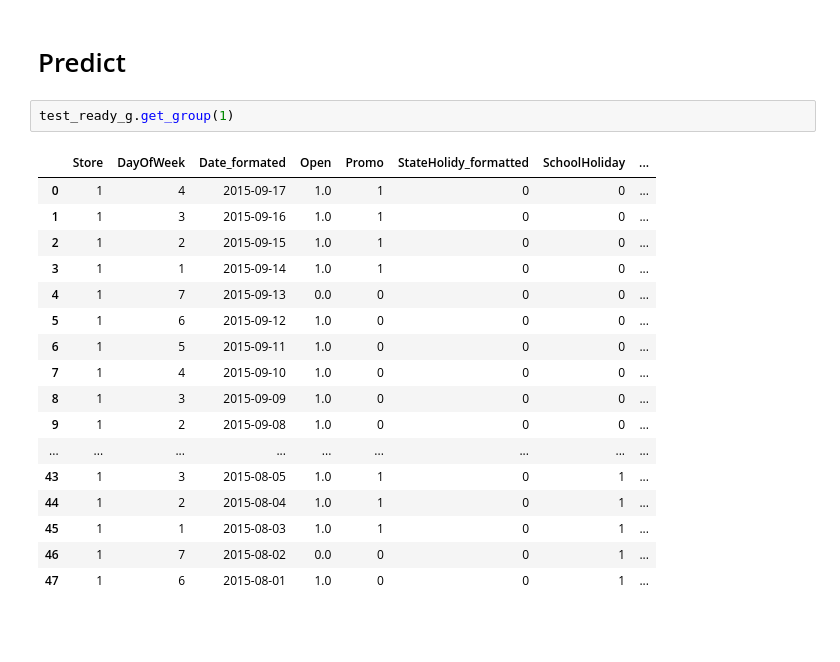
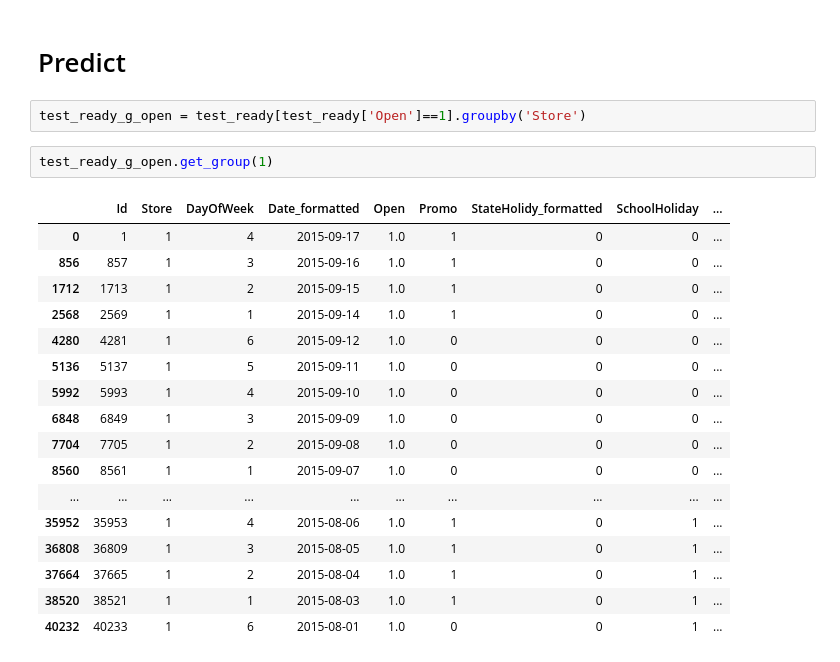
Before and after one commit to zxzjim/RossmannSales, a Jupyter notebook: Rossmann Store Sales.ipynb, the cells around one changed output. Drawn from its saved outputs; the diff is of its cells as text; blank space fills up the shorter version.

```diff
--- a/Rossmann Store Sales.ipynb
+++ b/Rossmann Store Sales.ipynb
@@ -503,22 +507,24 @@ plt.plot(g1_open_preds, alpha=.4)
 # %% [markdown]
 # Predict
+# %%
+test_ready_g_open = test_ready[test_ready['Open']==1].groupby('Store')
 # %%
-test_ready_g.get_group(1)
+test_ready_g_open.get_group(1)
 # %% [output]
-|  | Store | DayOfWeek | Date_formated | Open | Promo | StateHolidy_formatted | SchoolHoliday | ... |
-| 0 | 1 | 4 | 2015-09-17 | 1.0 | 1 | 0 | 0 | ... |
-| 1 | 1 | 3 | 2015-09-16 | 1.0 | 1 | 0 | 0 | ... |
-| 2 | 1 | 2 | 2015-09-15 | 1.0 | 1 | 0 | 0 | ... |
-| 3 | 1 | 1 | 2015-09-14 | 1.0 | 1 | 0 | 0 | ... |
-| 4 | 1 | 7 | 2015-09-13 | 0.0 | 0 | 0 | 0 | ... |
-| 5 | 1 | 6 | 2015-09-12 | 1.0 | 0 | 0 | 0 | ... |
-| 6 | 1 | 5 | 2015-09-11 | 1.0 | 0 | 0 | 0 | ... |
-| 7 | 1 | 4 | 2015-09-10 | 1.0 | 0 | 0 | 0 | ... |
-| 8 | 1 | 3 | 2015-09-09 | 1.0 | 0 | 0 | 0 | ... |
-| 9 | 1 | 2 | 2015-09-08 | 1.0 | 0 | 0 | 0 | ... |
-| ... | ... | ... | ... | ... | ... | ... | ... | ... |
-| 43 | 1 | 3 | 2015-08-05 | 1.0 | 1 | 0 | 1 | ... |
-| 44 | 1 | 2 | 2015-08-04 | 1.0 | 1 | 0 | 1 | ... |
-| 45 | 1 | 1 | 2015-08-03 | 1.0 | 1 | 0 | 1 | ... |
-| 46 | 1 | 7 | 2015-08-02 | 0.0 | 0 | 0 | 1 | ... |
-| 47 | 1 | 6 | 2015-08-01 | 1.0 | 0 | 0 | 1 | ... |
+|  | Id | Store | DayOfWeek | Date_formatted | Open | Promo | StateHolidy_formatted | SchoolHoliday | ... |
+| 0 | 1 | 1 | 4 | 2015-09-17 | 1.0 | 1 | 0 | 0 | ... |
+| 856 | 857 | 1 | 3 | 2015-09-16 | 1.0 | 1 | 0 | 0 | ... |
+| 1712 | 1713 | 1 | 2 | 2015-09-15 | 1.0 | 1 | 0 | 0 | ... |
+| 2568 | 2569 | 1 | 1 | 2015-09-14 | 1.0 | 1 | 0 | 0 | ... |
+| 4280 | 4281 | 1 | 6 | 2015-09-12 | 1.0 | 0 | 0 | 0 | ... |
+| 5136 | 5137 | 1 | 5 | 2015-09-11 | 1.0 | 0 | 0 | 0 | ... |
+| 5992 | 5993 | 1 | 4 | 2015-09-10 | 1.0 | 0 | 0 | 0 | ... |
+| 6848 | 6849 | 1 | 3 | 2015-09-09 | 1.0 | 0 | 0 | 0 | ... |
+| 7704 | 7705 | 1 | 2 | 2015-09-08 | 1.0 | 0 | 0 | 0 | ... |
+| 8560 | 8561 | 1 | 1 | 2015-09-07 | 1.0 | 0 | 0 | 0 | ... |
+| ... | ... | ... | ... | ... | ... | ... | ... | ... | ... |
+| 35952 | 35953 | 1 | 4 | 2015-08-06 | 1.0 | 1 | 0 | 1 | ... |
+| 36808 | 36809 | 1 | 3 | 2015-08-05 | 1.0 | 1 | 0 | 1 | ... |
+| 37664 | 37665 | 1 | 2 | 2015-08-04 | 1.0 | 1 | 0 | 1 | ... |
+| 38520 | 38521 | 1 | 1 | 2015-08-03 | 1.0 | 1 | 0 | 1 | ... |
+| 40232 | 40233 | 1 | 6 | 2015-08-01 | 1.0 | 0 | 0 | 1 | ... |
```
Also changed, not shown: parts of 31 cells of this notebook, 2 other files.
